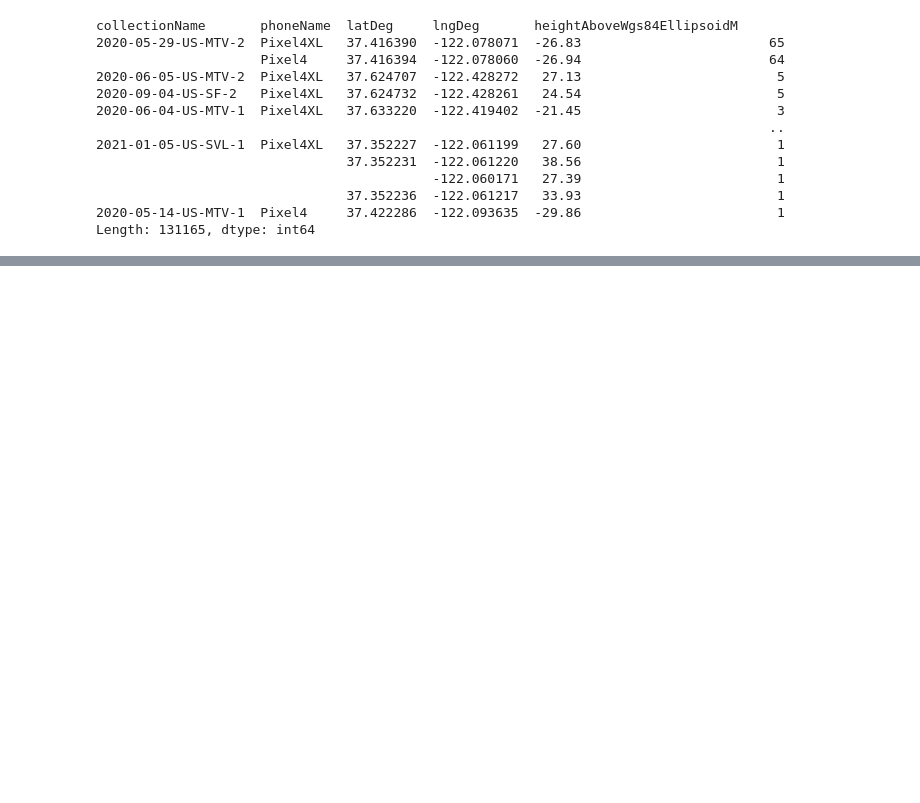
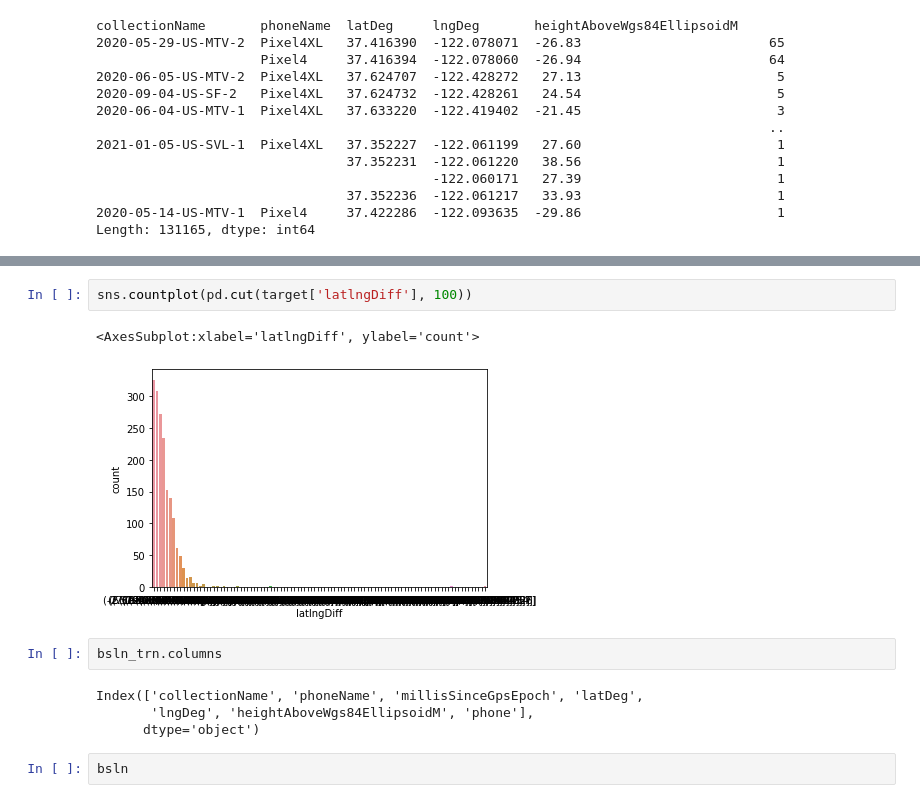
Before and after one commit to shacharhelmer/GNSS-Google, a Jupyter notebook: shachar-dev.ipynb, the cells around one changed output, grey strips where cells are left out. Drawn from its saved outputs; the diff is of its cells as text; blank space fills up the shorter version.

```diff
--- a/shachar-dev.ipynb
+++ b/shachar-dev.ipynb
@@ -74,0 +155,13 @@ Length: 131165, dtype: int64
+# %%
+sns.countplot(pd.cut(target['latlngDiff'], 100))
+# %% [output]
+<AxesSubplot:xlabel='latlngDiff', ylabel='count'>
+[figure, added]
+# %%
+bsln_trn.columns
+# %% [output]
+Index(['collectionName', 'phoneName', 'millisSinceGpsEpoch', 'latDeg',
+       'lngDeg', 'heightAboveWgs84EllipsoidM', 'phone'],
+      dtype='object')
+# %%
+bsln
```
Also changed, not shown: parts of 9 cells of this notebook.
